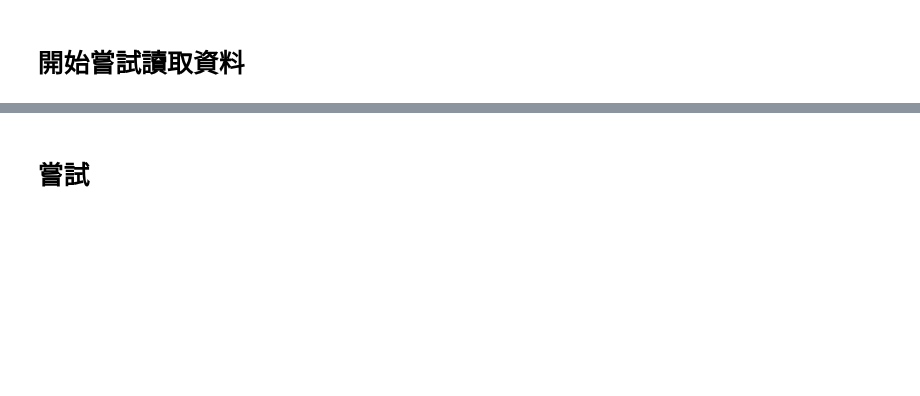
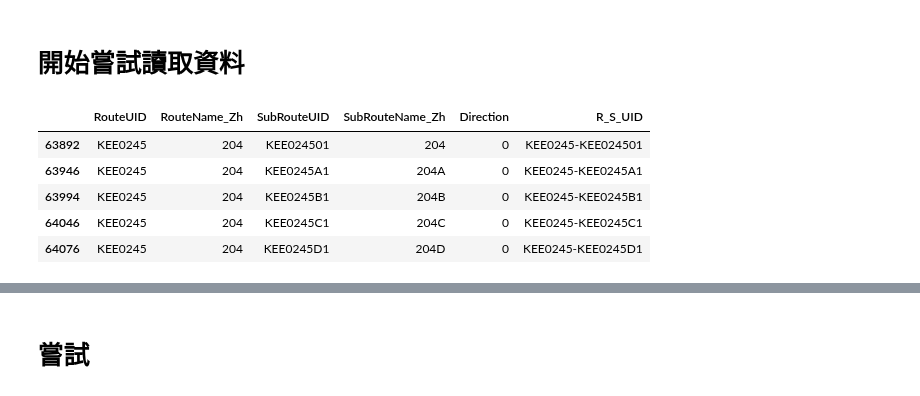
Before and after one commit to KaiChiehKJ/THI-6800-BusTicket, a Jupyter notebook: 02_公車路線shp拆分.ipynb, the cells around one changed output, grey strips where cells are left out. Saved outputs shown, nothing was run; the diff lists cells and outputs as text; code cells hidden in the pictures; blank space fills up the shorter version.

```diff
--- a/02_公車路線shp拆分.ipynb
+++ b/02_公車路線shp拆分.ipynb
@@ -479 +538,10 @@ df_route['R_S_UID'] = (
+# %%
+df_seq[df_seq['RouteUID'] == 'KEE0245']
+# %% [output]
+|  | RouteUID | RouteName_Zh | SubRouteUID | SubRouteName_Zh | Direction | R_S_UID |
+| 63892 | KEE0245 | 204 | KEE024501 | 204 | 0 | KEE0245-KEE024501 |
+| 63946 | KEE0245 | 204 | KEE0245A1 | 204A | 0 | KEE0245-KEE0245A1 |
+| 63994 | KEE0245 | 204 | KEE0245B1 | 204B | 0 | KEE0245-KEE0245B1 |
+| 64046 | KEE0245 | 204 | KEE0245C1 | 204C | 0 | KEE0245-KEE0245C1 |
+| 64076 | KEE0245 | 204 | KEE0245D1 | 204D | 0 | KEE0245-KEE0245D1 |
 # %%
```
Also changed, not shown: parts of 9 cells of this notebook.
